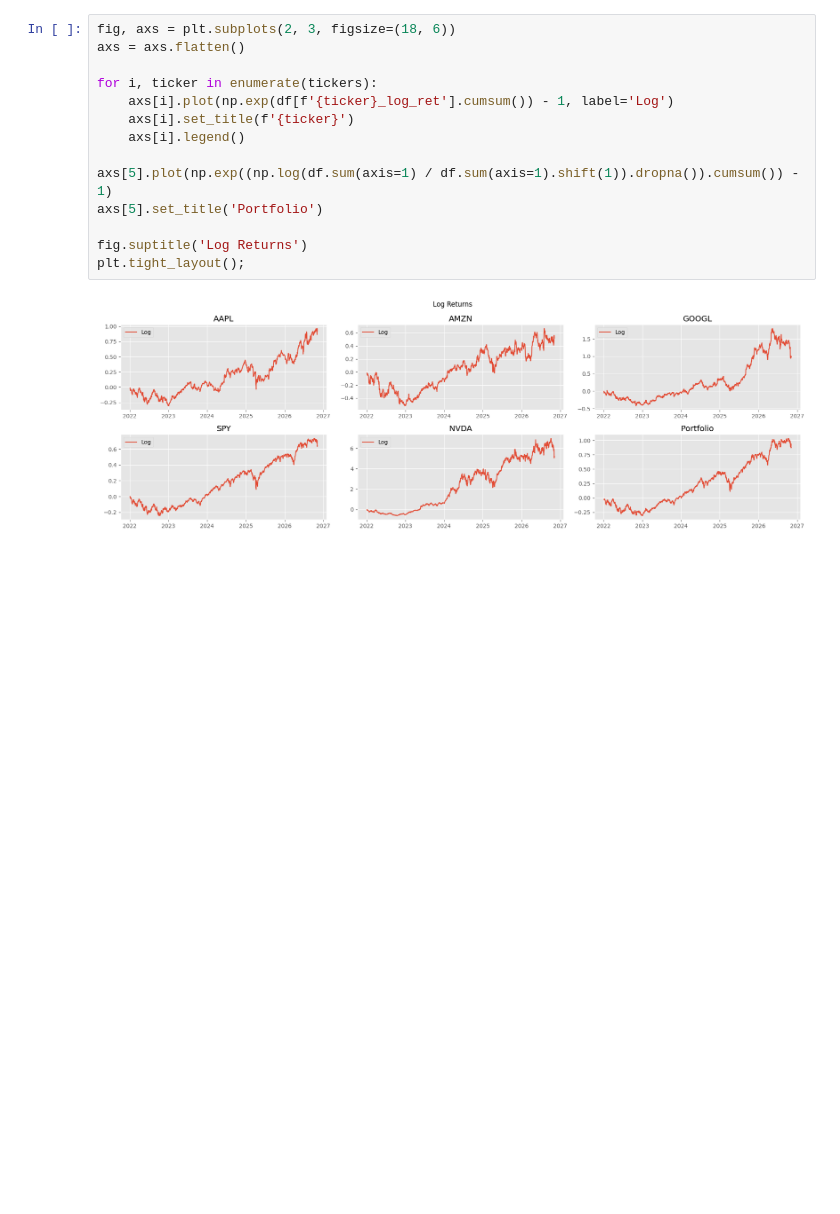
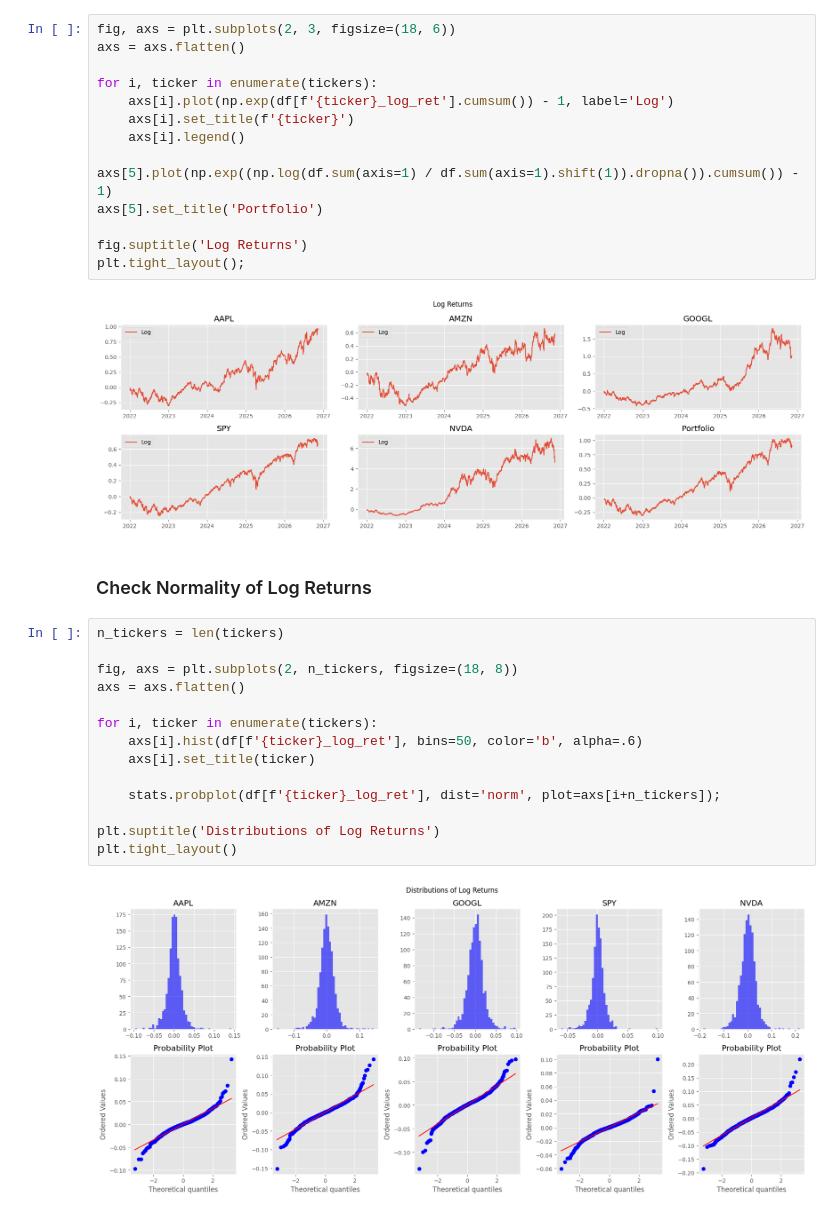
Before and after one commit to fadeeva/quant_finance_projects, a Jupyter notebook: 01_Analysis_and_Modeling_of_Stock_Returns.ipynb, the cells around one changed output. Cells and saved outputs as stored; diff of their text form; blank space fills up the shorter version.

```diff
--- a/01_Analysis_and_Modeling_of_Stock_Returns.ipynb
+++ b/01_Analysis_and_Modeling_of_Stock_Returns.ipynb
@@ -80,6 +80,24 @@ fig.suptitle('Log Returns')
 plt.tight_layout();
 # %% [output]
 [figure]
+# %% [markdown]
+### Check Normality of Log Returns
+# %%
+n_tickers = len(tickers)
+
+fig, axs = plt.subplots(2, n_tickers, figsize=(18, 8))
+axs = axs.flatten()
+
+for i, ticker in enumerate(tickers):
+    axs[i].hist(df[f'{ticker}_log_ret'], bins=50, color='b', alpha=.6)
+    axs[i].set_title(ticker)
+
+    stats.probplot(df[f'{ticker}_log_ret'], dist='norm', plot=axs[i+n_tickers]);
+
+plt.suptitle('Distributions of Log Returns')
+plt.tight_layout()
+# %% [output]
+[figure, added]
 # %%
 log_returns = df[[f'{ticker}_log_ret' for ticker in tickers]].copy()
 pd.DataFrame(
```
Also changed, not shown: parts of 3 cells of this notebook.
